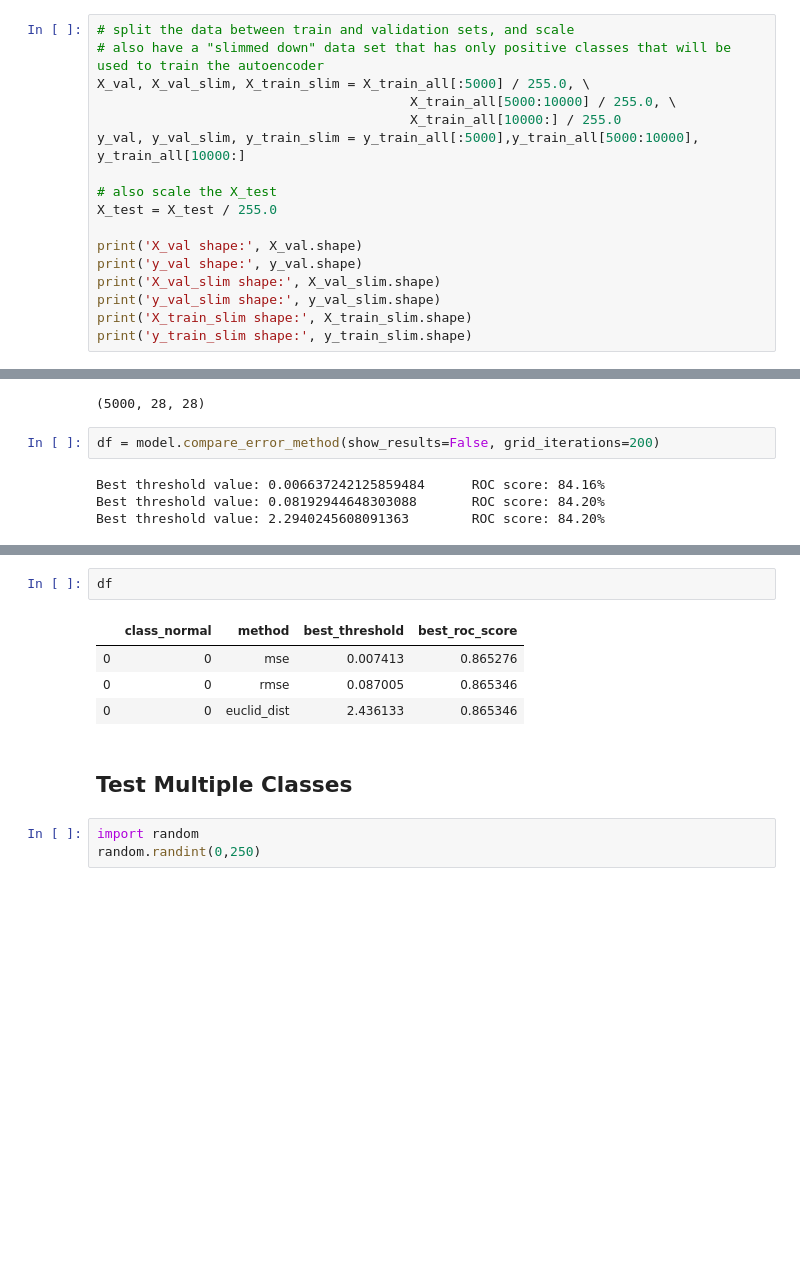
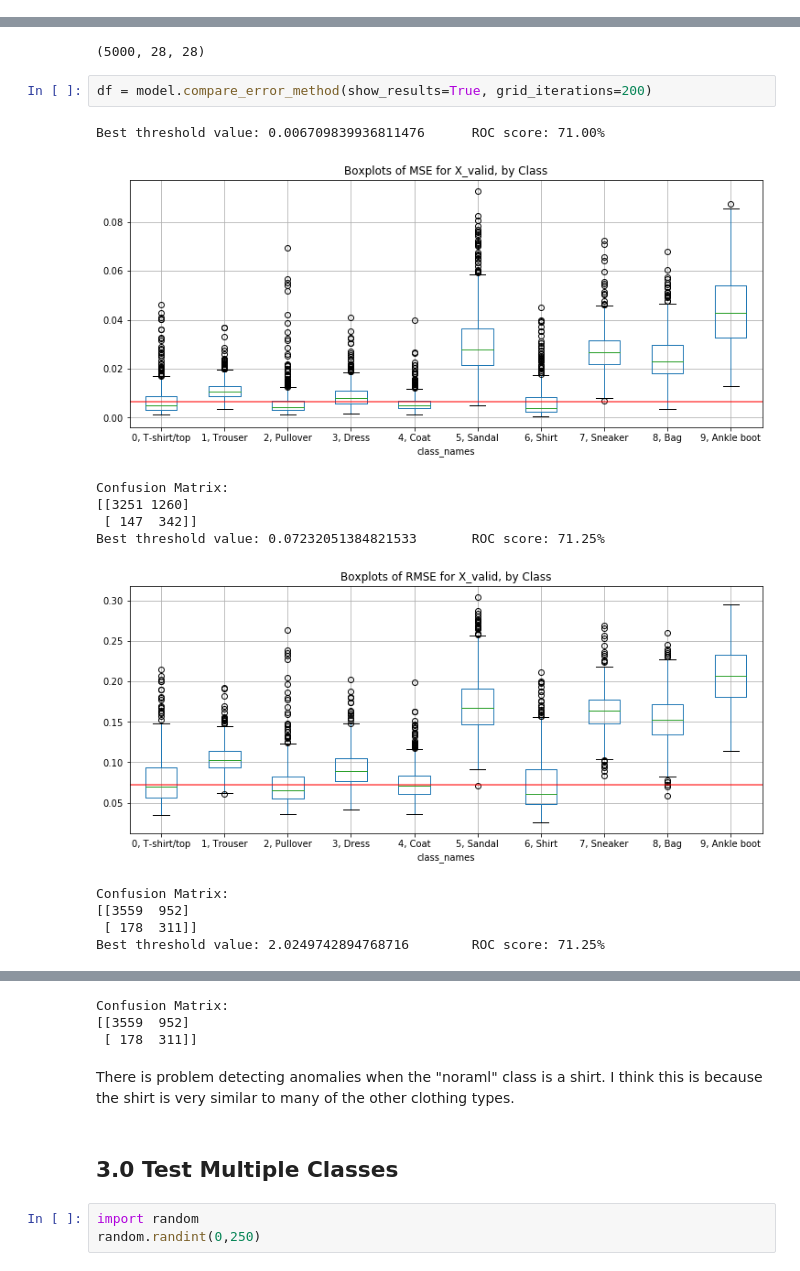
Before and after one commit to tvhahn/autoencoder-sandbox, a Jupyter notebook: notebooks/6.0-autoencoder-anomaly-detection.ipynb, the cells around one changed output, grey strips where cells are left out. Saved outputs shown, nothing was run; the diff lists cells and outputs as text; blank space fills up the shorter version.

```diff
--- a/notebooks/6.0-autoencoder-anomaly-detection.ipynb
+++ b/notebooks/6.0-autoencoder-anomaly-detection.ipynb
@@ -46,17 +30,0 @@ class_names = ["T-shirt/top", "Trouser", "Pullover", "Dress", "Coat",
-# %%
-# split the data between train and validation sets, and scale
-# also have a "slimmed down" data set that has only positive classes that will be used to train the autoencoder
-X_val, X_val_slim, X_train_slim = X_train_all[:5000] / 255.0, \
-                                        X_train_all[5000:10000] / 255.0, \
-                                        X_train_all[10000:] / 255.0
-y_val, y_val_slim, y_train_slim = y_train_all[:5000],y_train_all[5000:10000], y_train_all[10000:]
-
-# also scale the X_test
-X_test = X_test / 255.0
-
-print('X_val shape:', X_val.shape)
-print('y_val shape:', y_val.shape)
-print('X_val_slim shape:', X_val_slim.shape)
-print('y_val_slim shape:', y_val_slim.shape)
-print('X_train_slim shape:', X_train_slim.shape)
-print('y_train_slim shape:', y_train_slim.shape)
@@ -535,8 +425,16 @@ model = SelectThreshold(sparse_kl_ae, X_val, y_val, X_val_slim, class_to_remove,
 # %% [output]
 (5000, 28, 28)
 # %%
-df = model.compare_error_method(show_results=False, grid_iterations=200)
+df = model.compare_error_method(show_results=True, grid_iterations=200)
 # %% [output]
-Best threshold value: 0.006637242125859484      ROC score: 84.16%
-Best threshold value: 0.08192944648303088       ROC score: 84.20%
-Best threshold value: 2.2940245608091363        ROC score: 84.20%
+Best threshold value: 0.006709839936811476      ROC score: 71.00%
+[figure, added]
+Confusion Matrix:
+[[3251 1260]
+ [ 147  342]]
+Best threshold value: 0.07232051384821533       ROC score: 71.25%
+[figure, added]
+Confusion Matrix:
+[[3559  952]
+ [ 178  311]]
+Best threshold value: 2.0249742894768716        ROC score: 71.25%
@@ -543,12 +442,10 @@ Best threshold value: 2.2940245608091363        ROC score: 84.20%
+Confusion Matrix:
+[[3559  952]
+ [ 178  311]]
-# %%
-df
-# %% [output]
-|  | class_normal | method | best_threshold | best_roc_score |
-| 0 | 0 | mse | 0.007413 | 0.865276 |
-| 0 | 0 | rmse | 0.087005 | 0.865346 |
-| 0 | 0 | euclid_dist | 2.436133 | 0.865346 |
+# %% [markdown]
+There is problem detecting anomalies when the "noraml" class is a shirt. I think this is because the shirt is very similar to many of the other clothing types.
 # %% [markdown]
-## Test Multiple Classes
+## 3.0 Test Multiple Classes
 # %%
 import random
 random.randint(0,250)
```
Also changed, not shown: parts of 22 cells of this notebook, 1 other file.
